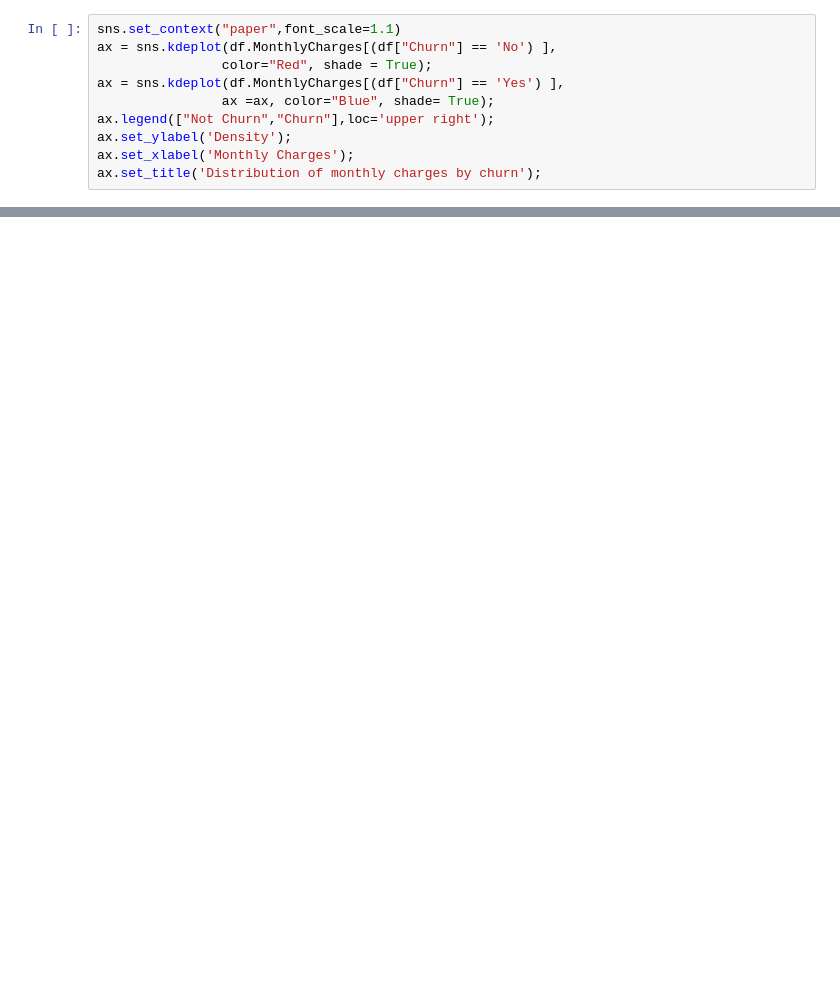
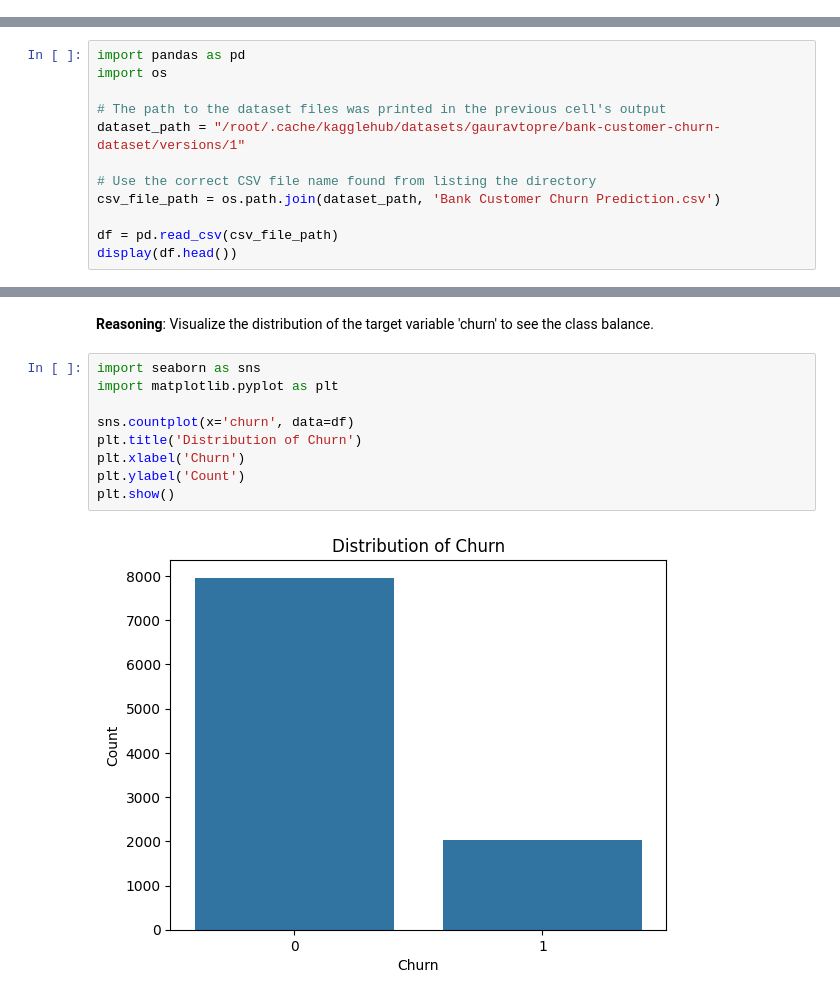
Before and after one commit to deepaksai07/Churn-Prediction-for-E-commerce-Customers-, a Jupyter notebook: CHURN_PREDICTION_FOR_E_COMMERCE_CUSTOMERS.ipynb, the cells around one changed output, grey strips where cells are left out. Drawn from its saved outputs; the diff is of its cells as text; blank space fills up the shorter version.

```diff
--- a/CHURN_PREDICTION_FOR_E_COMMERCE_CUSTOMERS.ipynb
+++ b/CHURN_PREDICTION_FOR_E_COMMERCE_CUSTOMERS.ipynb
@@ -542,10 +2,0 @@ fig.show()
-# %%
-sns.set_context("paper",font_scale=1.1)
-ax = sns.kdeplot(df.MonthlyCharges[(df["Churn"] == 'No') ],
-                color="Red", shade = True);
-ax = sns.kdeplot(df.MonthlyCharges[(df["Churn"] == 'Yes') ],
-                ax =ax, color="Blue", shade= True);
-ax.legend(["Not Churn","Churn"],loc='upper right');
-ax.set_ylabel('Density');
-ax.set_xlabel('Monthly Charges');
-ax.set_title('Distribution of monthly charges by churn');
@@ -963,0 +30,12 @@ Customer churn is definitely bad to a firm ’s profitability. Various strategie
+# %%
+import pandas as pd
+import os
+
+# The path to the dataset files was printed in the previous cell's output
+dataset_path = "/root/.cache/kagglehub/datasets/gauravtopre/bank-customer-churn-dataset/versions/1"
+
+# Use the correct CSV file name found from listing the directory
+csv_file_path = os.path.join(dataset_path, 'Bank Customer Churn Prediction.csv')
+
+df = pd.read_csv(csv_file_path)
+display(df.head())
@@ -963,0 +157,14 @@ Customer churn is definitely bad to a firm ’s profitability. Various strategie
+# %% [markdown]
+**Reasoning**:
+Visualize the distribution of the target variable 'churn' to see the class balance.
+# %%
+import seaborn as sns
+import matplotlib.pyplot as plt
+
+sns.countplot(x='churn', data=df)
+plt.title('Distribution of Churn')
+plt.xlabel('Churn')
+plt.ylabel('Count')
+plt.show()
+# %% [output]
+[figure, added]
```
Also changed, not shown: parts of 184 cells of this notebook.
